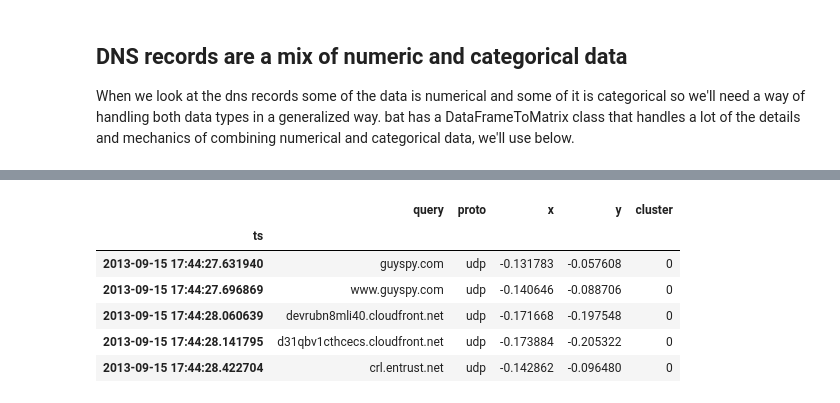
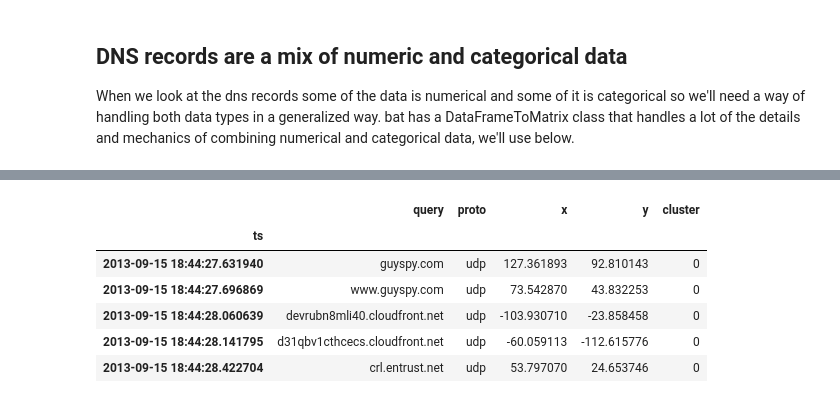
Before and after one commit to SuperCowPowers/zat, a Jupyter notebook: notebooks/Bro_to_Scikit_Learn.ipynb, the cells around one changed output, grey strips where cells are left out. Drawn from its saved outputs; the diff is of its cells as text; code cells hidden in the pictures.

```diff
--- a/notebooks/Bro_to_Scikit_Learn.ipynb
+++ b/notebooks/Bro_to_Scikit_Learn.ipynb
@@ -139,23 +124,23 @@ array([[False, True, True, False, 0.0, False, 0.15789473684210525, 0, 1, 0,
 **Now that we have a numpy ndarray(matrix) we ready to rock with scikit-learn...**
 # %%
 # Now we're ready for scikit-learn!
-# Just some simple stuff for this example, KMeans and PCA
+# Just some simple stuff for this example, KMeans and TSNE projection
 kmeans = KMeans(n_clusters=5).fit_predict(bro_matrix)
-pca = PCA(n_components=3).fit_transform(bro_matrix)
+projection = TSNE().fit_transform(bro_matrix)
 
 # Now we can put our ML results back onto our dataframe!
-bro_df['x'] = pca[:, 0] # PCA X Column
-bro_df['y'] = pca[:, 1] + pca[:, 2] # PCA Y Column
+bro_df['x'] = projection[:, 0] # Projection X Column
+bro_df['y'] = projection[:, 1] # Projection Y Column
 bro_df['cluster'] = kmeans
 bro_df[['query', 'proto', 'x', 'y', 'cluster']].head()  # Showing the scikit-learn results in our dataframe
 # %% [output]
 |  | query | proto | x | y | cluster |
 | ts |  |  |  |  |  |
-| 2013-09-15 17:44:27.631940 | guyspy.com | udp | -0.131783 | -0.057608 | 0 |
-| 2013-09-15 17:44:27.696869 | www.guyspy.com | udp | -0.140646 | -0.088706 | 0 |
-| 2013-09-15 17:44:28.060639 | devrubn8mli40.cloudfront.net | udp | -0.171668 | -0.197548 | 0 |
-| 2013-09-15 17:44:28.141795 | d31qbv1cthcecs.cloudfront.net | udp | -0.173884 | -0.205322 | 0 |
-| 2013-09-15 17:44:28.422704 | crl.entrust.net | udp | -0.142862 | -0.096480 | 0 |
+| 2013-09-15 18:44:27.631940 | guyspy.com | udp | 127.361893 | 92.810143 | 0 |
+| 2013-09-15 18:44:27.696869 | www.guyspy.com | udp | 73.542870 | 43.832253 | 0 |
+| 2013-09-15 18:44:28.060639 | devrubn8mli40.cloudfront.net | udp | -103.930710 | -23.858458 | 0 |
+| 2013-09-15 18:44:28.141795 | d31qbv1cthcecs.cloudfront.net | udp | -60.059113 | -112.615776 | 0 |
+| 2013-09-15 18:44:28.422704 | crl.entrust.net | udp | 53.797070 | 24.653746 | 0 |
 # %%
 # Plotting defaults
 %matplotlib inline
```
Also changed, not shown: parts of 8 cells of this notebook.
